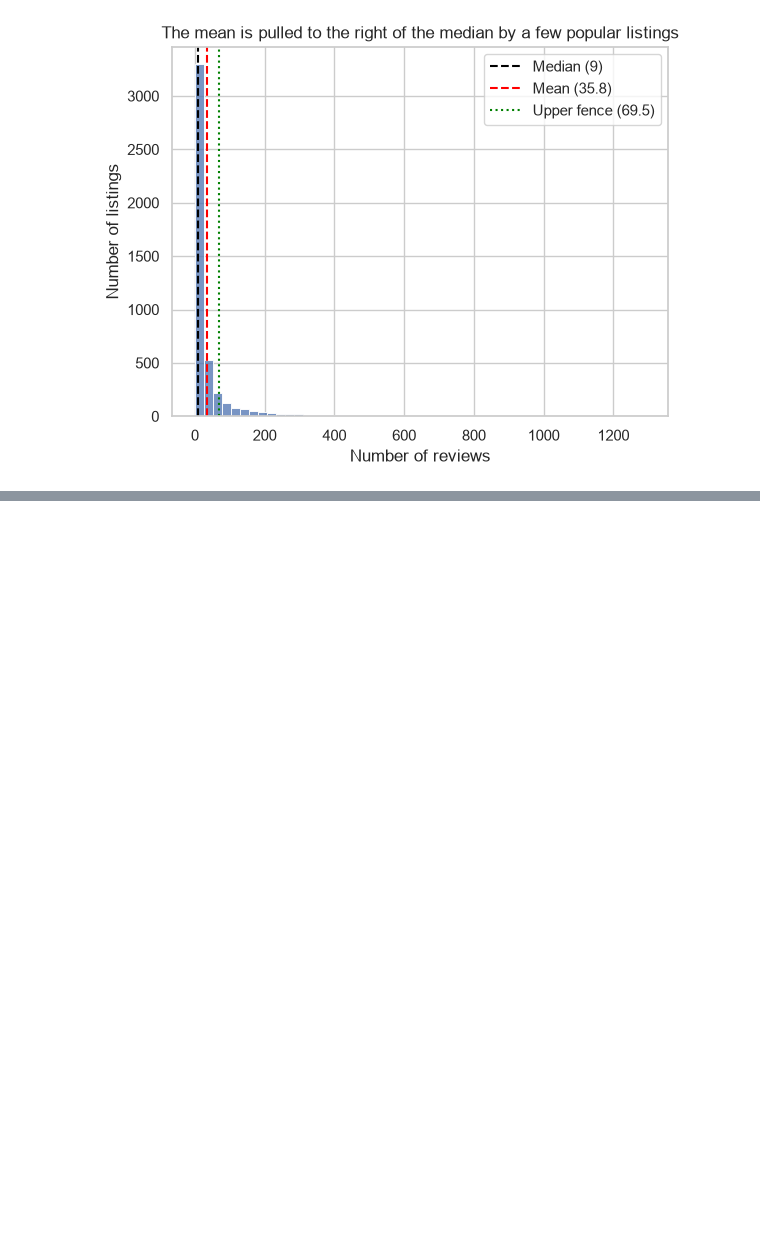
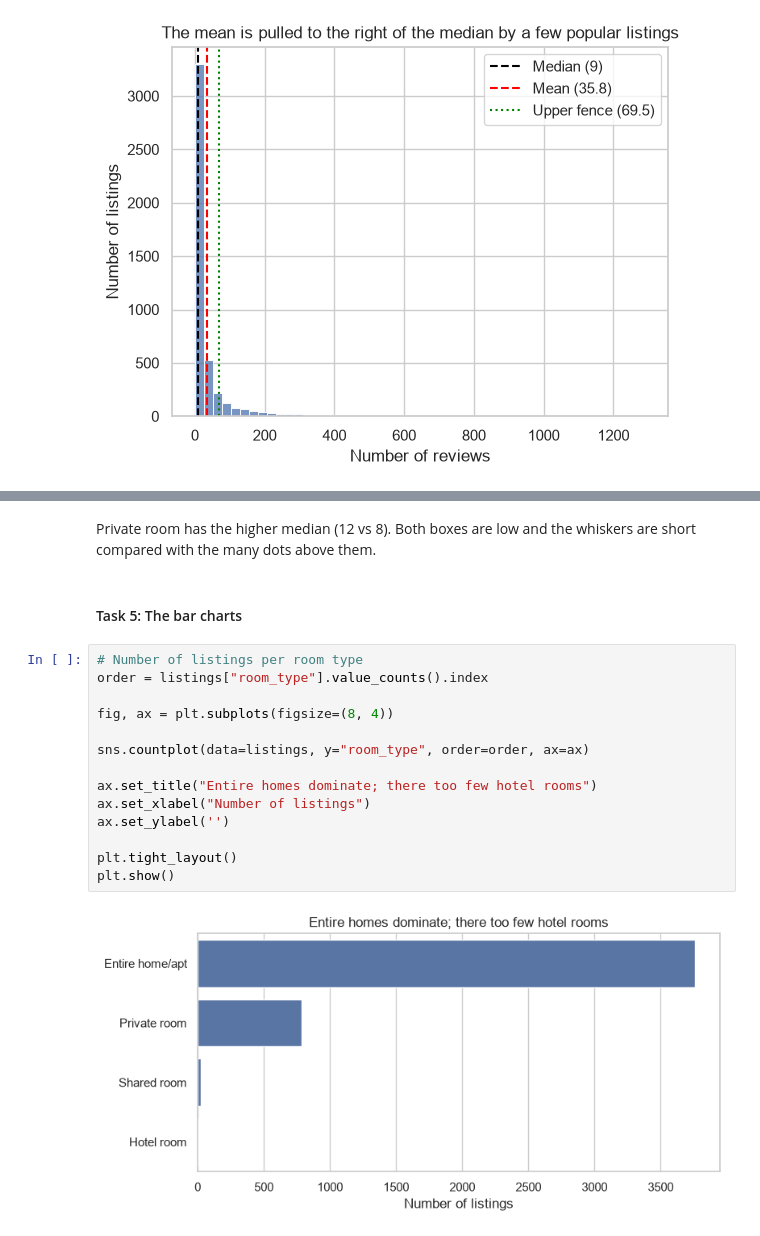
Before and after one commit to VictorSago/Lexicon-Labs, a Jupyter notebook: DataAnalysis/lab7.ipynb, the cells around one changed output, grey strips where cells are left out. Drawn from its saved outputs; the diff is of its cells as text; blank space fills up the shorter version.

```diff
--- a/DataAnalysis/lab7.ipynb
+++ b/DataAnalysis/lab7.ipynb
@@ -70,0 +129,20 @@ plt.show()
+# %% [markdown]
+Private room has the higher median (12 vs 8). Both boxes are low and the whiskers are short compared with the many dots above them.
+# %% [markdown]
+#### Task 5: The bar charts
+# %%
+# Number of listings per room type
+order = listings["room_type"].value_counts().index
+
+fig, ax = plt.subplots(figsize=(8, 4))
+
+sns.countplot(data=listings, y="room_type", order=order, ax=ax)
+
+ax.set_title("Entire homes dominate; there too few hotel rooms")
+ax.set_xlabel("Number of listings")
+ax.set_ylabel('')
+
+plt.tight_layout()
+plt.show()
+# %% [output]
+[figure, added]
```
Also changed, not shown: parts of 12 cells of this notebook.
